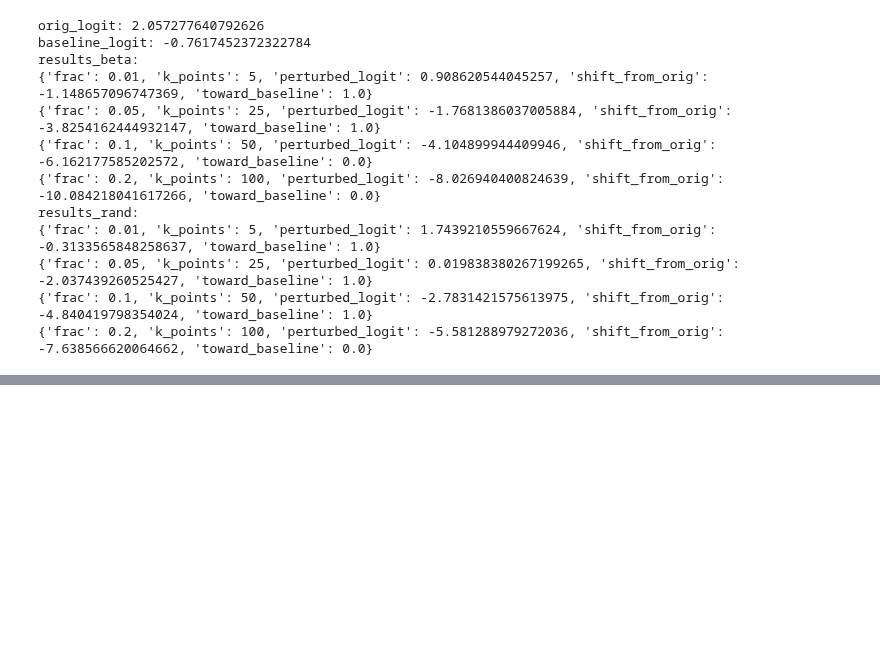
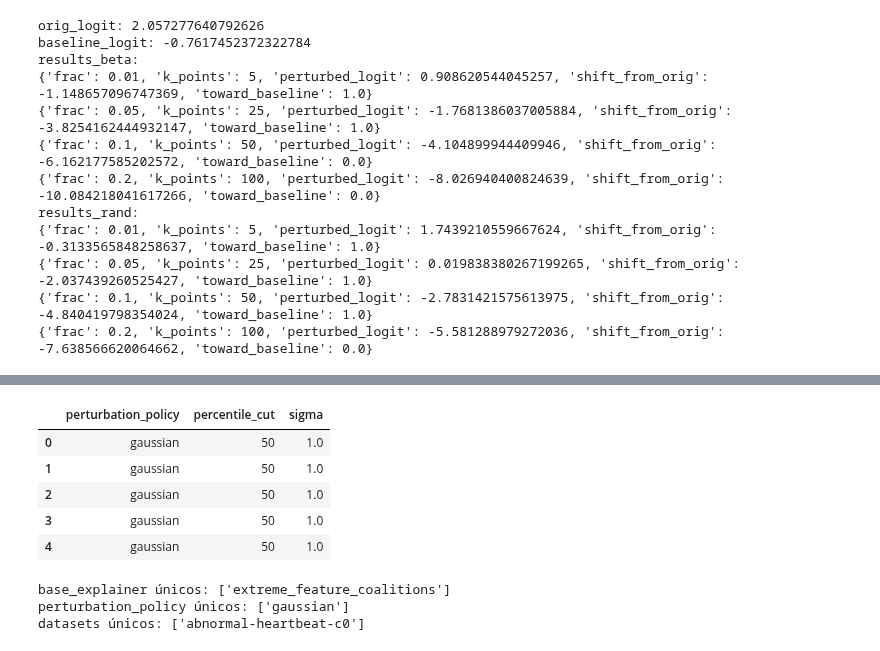
Before and after one commit to lgalarra/xai-for-minirocket, a Jupyter notebook: code/XAIMiniRocket2.ipynb, the cells around one changed output, grey strips where cells are left out. Saved outputs shown, nothing was run; the diff lists cells and outputs as text; code cells hidden in the pictures; blank space fills up the shorter version.

```diff
--- a/code/XAIMiniRocket2.ipynb
+++ b/code/XAIMiniRocket2.ipynb
@@ -1313,0 +1883,35 @@ results_rand:
+# %%
+def expand_args(df, col="args"):
+    def safe_parse(x):
+        if pd.isna(x): return {}
+        if isinstance(x, dict): return x
+        try:
+            return ast.literal_eval(x)
+        except Exception:
+            return {}
+    args_df = pd.json_normalize(df[col].apply(safe_parse))
+    return pd.concat([df.reset_index(drop=True), args_df.reset_index(drop=True)], axis=1)
+
+df = expand_args(df, "args")
+
+# Asegurar tipos numéricos
+for c in ["percentile_cut", "sigma", "interpolation"]:
+    if c in df.columns:
+        df[c] = pd.to_numeric(df[c], errors="coerce")
+
+df[["perturbation_policy", "percentile_cut", "sigma"]].head()
+# %% [output]
+|  | perturbation_policy | percentile_cut | sigma |
+| 0 | gaussian | 50 | 1.0 |
+| 1 | gaussian | 50 | 1.0 |
+| 2 | gaussian | 50 | 1.0 |
+| 3 | gaussian | 50 | 1.0 |
+| 4 | gaussian | 50 | 1.0 |
+# %%
+print("base_explainer únicos:", df["base_explainer"].dropna().unique())
+print("perturbation_policy únicos:", df["perturbation_policy"].dropna().unique())
+print("datasets únicos:", df["dataset"].dropna().unique() if "dataset" in df.columns else "NO dataset col")
+# %% [output]
+base_explainer únicos: ['extreme_feature_coalitions']
+perturbation_policy únicos: ['gaussian']
+datasets únicos: ['abnormal-heartbeat-c0']
```
Also changed, not shown: parts of 19 cells of this notebook.
